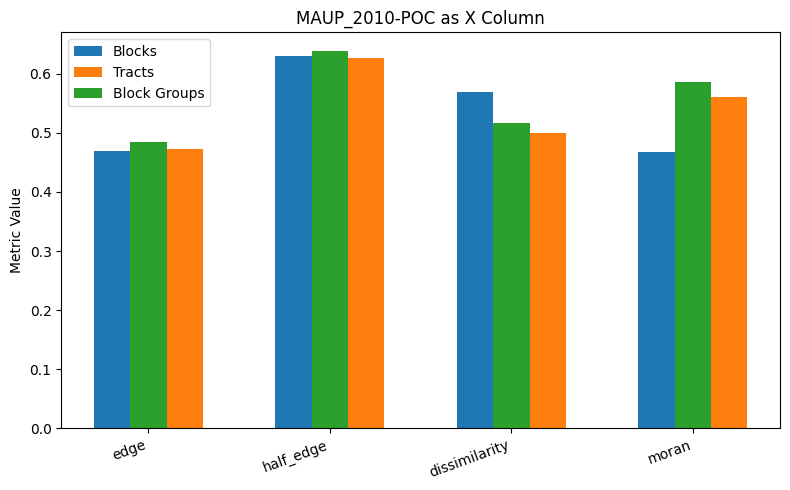
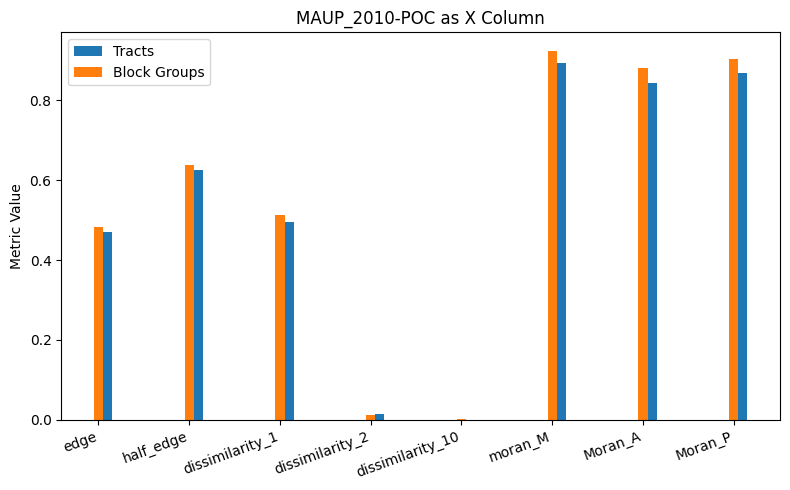
Code edit (unified diff) that turned the first committed figure into the second:
--- before
+++ after
@@ -1,8 +1,7 @@
 x = np.arange(len(metrics))
-width = 0.2
+width = 0.1
 
 fig, ax = plt.subplots(figsize=(8, 5))
 
-ax.bar(x - width, block_values, width, label="Blocks")
 ax.bar(x + width, tract_values, width, label="Tracts")
 ax.bar(x, bg_values, width, label="Block Groups")

Commit: changed generate_figs + re[rpduction notebooks to accord with new calculate_metrics